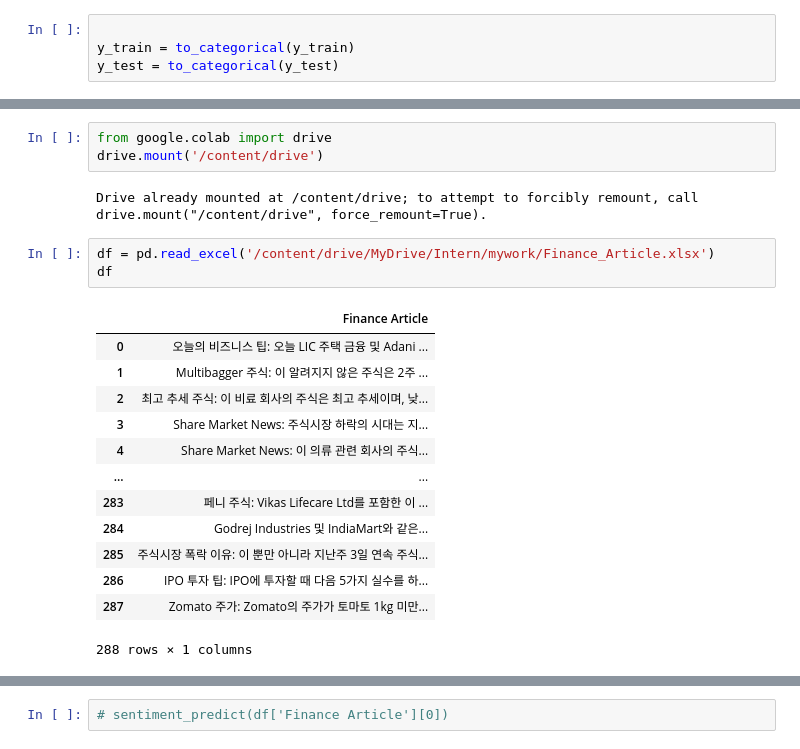
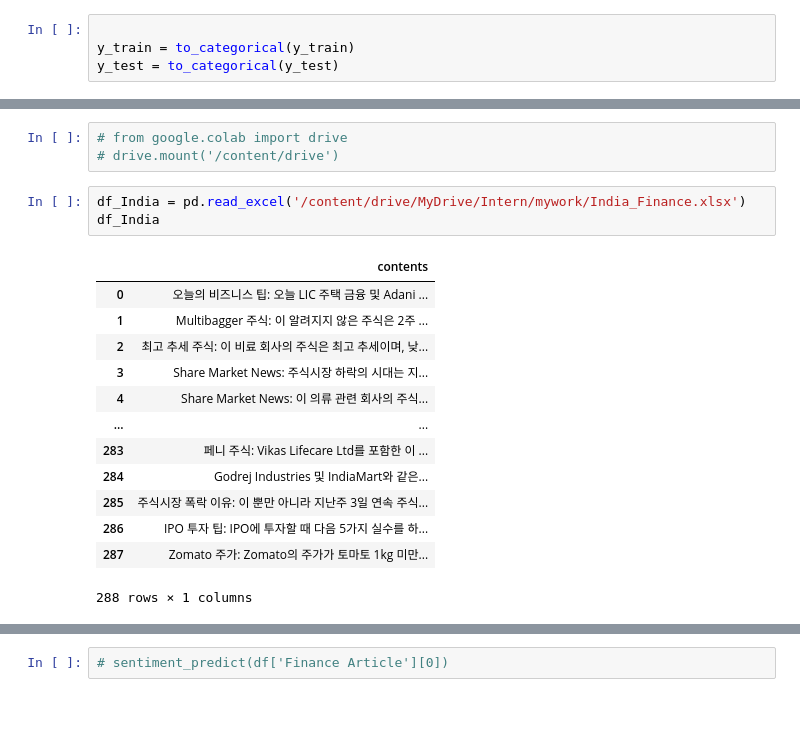
Before and after one commit to S-A-N-C/Sentiment_analysis, a Jupyter notebook: Sentiment_analysis.ipynb, the cells around one changed output, grey strips where cells are left out. Drawn from its saved outputs; the diff is of its cells as text; blank space fills up the shorter version.

```diff
--- a/Sentiment_analysis.ipynb
+++ b/Sentiment_analysis.ipynb
@@ -299,13 +320,11 @@ print("\n 테스트 정확도: %.4f" % (loaded_model.evaluate(X_test_encoded, y_
 # %%
-from google.colab import drive
-drive.mount('/content/drive')
+# from google.colab import drive
+# drive.mount('/content/drive')
-# %% [output]
-Drive already mounted at /content/drive; to attempt to forcibly remount, call drive.mount("/content/drive", force_remount=True).
 # %%
-df = pd.read_excel('/content/drive/MyDrive/Intern/mywork/Finance_Article.xlsx')
-df
+df_India = pd.read_excel('/content/drive/MyDrive/Intern/mywork/India_Finance.xlsx')
+df_India
 # %% [output]
-|  | Finance Article |
+|  | contents |
 | 0 | 오늘의 비즈니스 팁: 오늘 LIC 주택 금융 및 Adani ... |
 | 1 | Multibagger 주식: 이 알려지지 않은 주식은 2주 ... |
 | 2 | 최고 추세 주식: 이 비료 회사의 주식은 최고 추세이며, 낮... |
```
Also changed, not shown: parts of 21 cells of this notebook, 4 other files.
